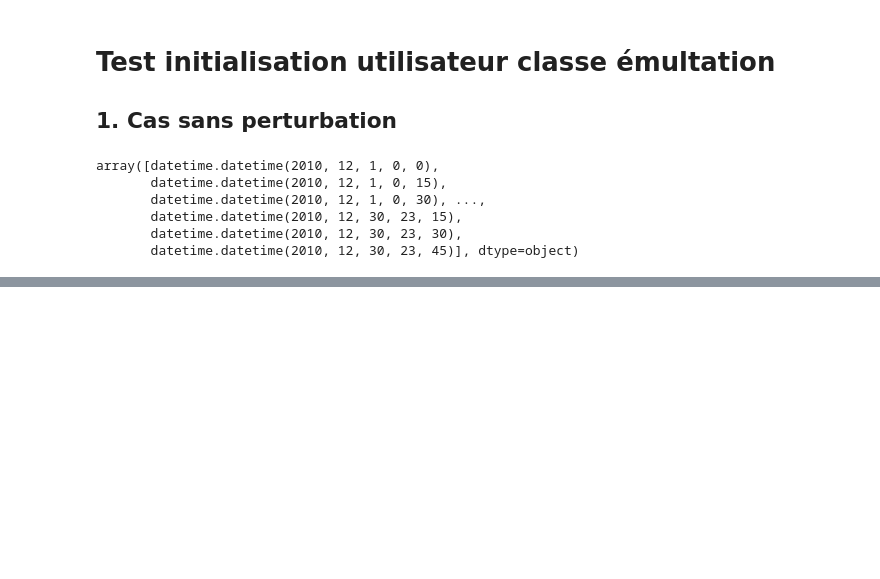
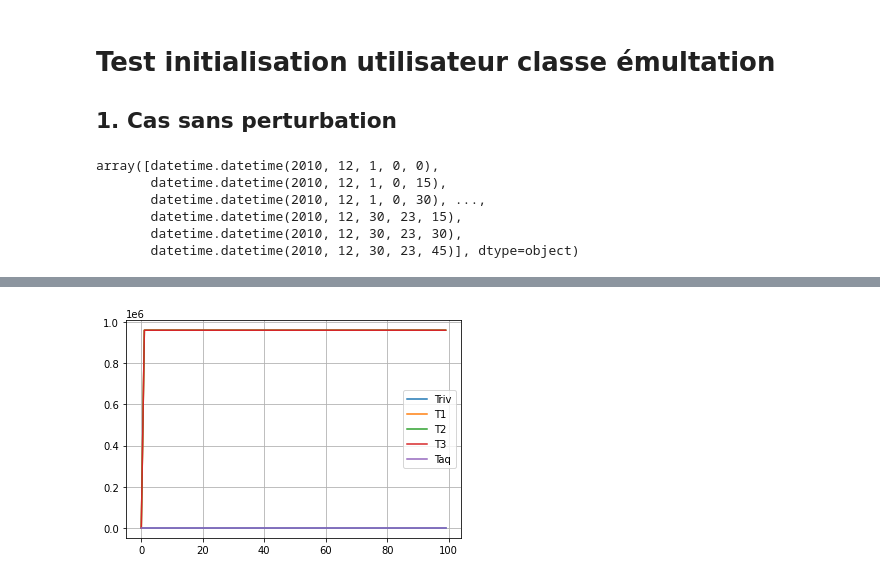
Before and after one commit to ameliemelorene/pyheatmy2022, a Jupyter notebook: demo_gen_test.ipynb, the cells around one changed output, grey strips where cells are left out. Drawn from its saved outputs; the diff is of its cells as text; code cells hidden in the pictures; blank space fills up the shorter version.

```diff
--- a/demo_gen_test.ipynb
+++ b/demo_gen_test.ipynb
@@ -162,0 +273,12 @@ plt.plot(emu_observ_test_user2._T_riv_perturb)
+# %%
+# les sorties des différents capteurs après passage dans le modèle direct
+nt = 100
+plt.plot(emu_observ_test_user2._T_riv[:nt], label="Triv")
+n_sens = len(emu_observ_test_user2._T_Shaft[0])
+for i in range(n_sens-1):
+    plt.plot(emu_observ_test_user2._T_Shaft[:nt,i], label="T{}".format(i+1))
+plt.plot(emu_observ_test_user2._T_Shaft[:nt,n_sens-1], label="Taq")
+plt.legend()
+plt.grid()
+# %% [output]
+[figure, added]
```
Also changed, not shown: parts of 19 cells of this notebook, 2 other files.
